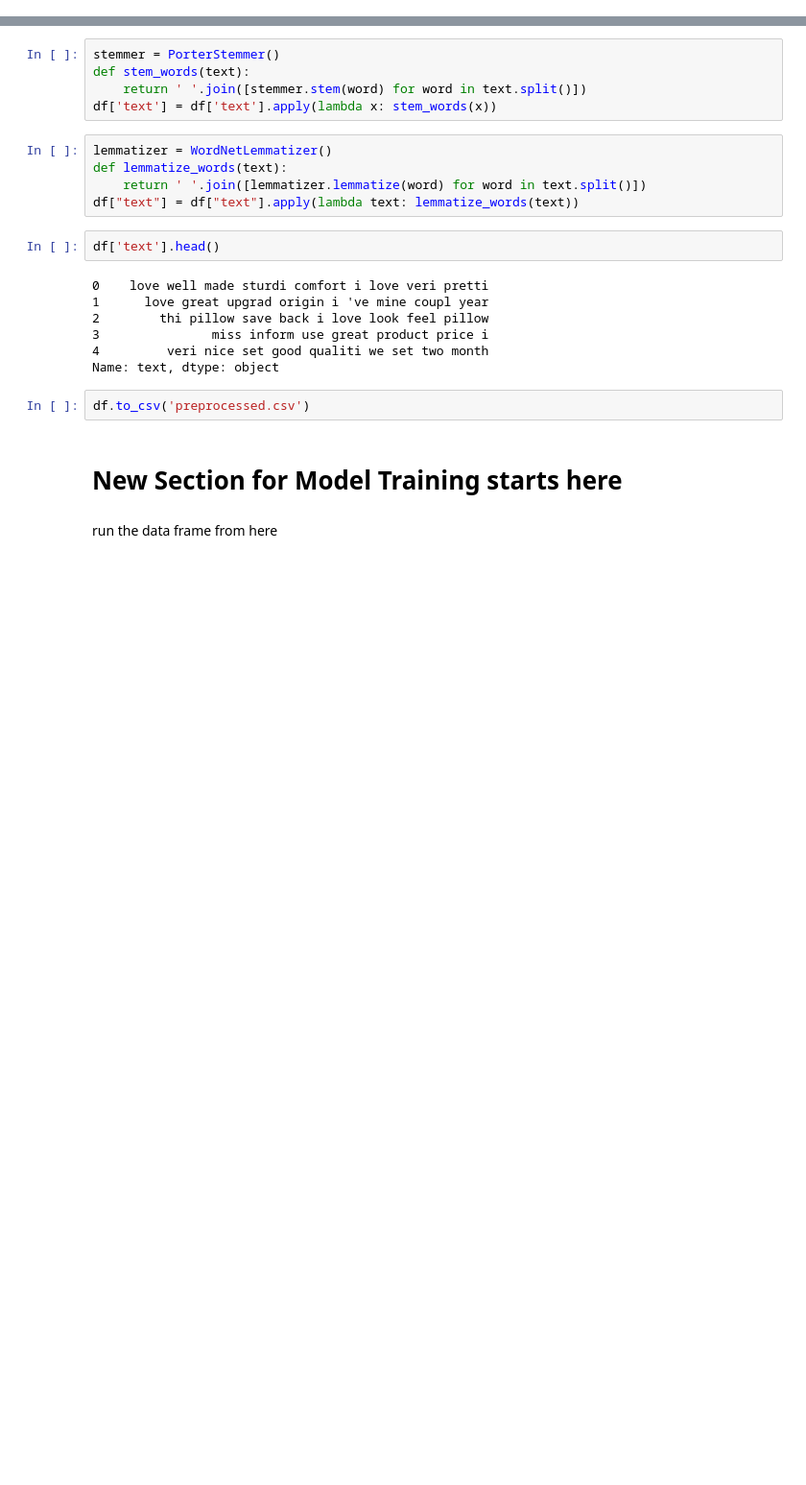
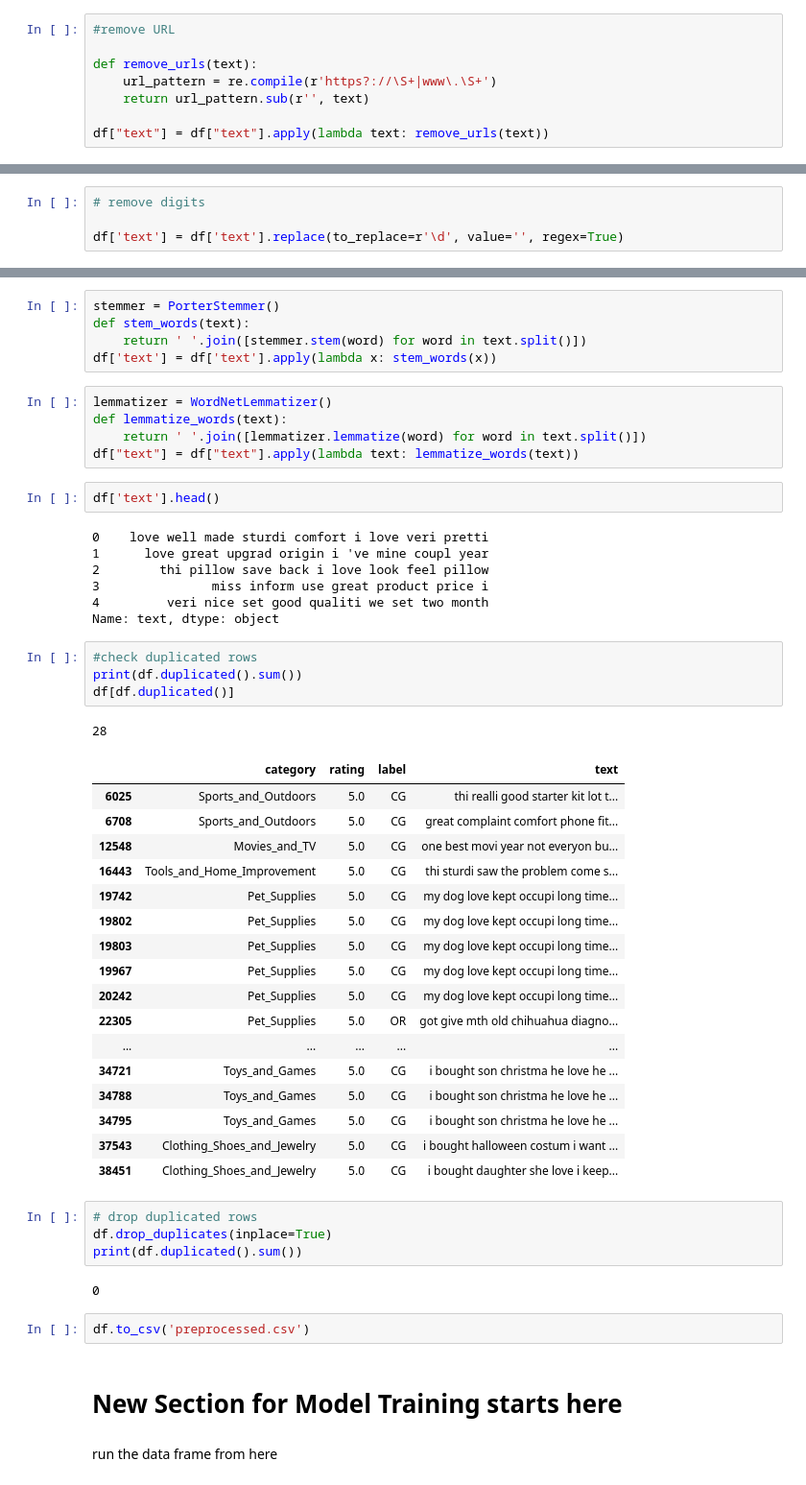
Before and after one commit to JJLee2910/Text-Sentiment-Analysis-Assignment, a Jupyter notebook: Part B.ipynb, the cells around one changed output, grey strips where cells are left out. Shown: that part at 96% size. Cells and saved outputs as stored; diff of their text form; blank space fills up the shorter version.

```diff
--- a/Part B.ipynb
+++ b/Part B.ipynb
@@ -129,2 +134,10 @@ for old_value, new_value in replace_map.items():
 # %% [markdown]
 # Data Cleaning
+# %%
+#remove URL
+
+def remove_urls(text):
+    url_pattern = re.compile(r'https?://\S+|www\.\S+')
+    return url_pattern.sub(r'', text)
+
+df["text"] = df["text"].apply(lambda text: remove_urls(text))
@@ -131 +153,5 @@ for old_value, new_value in replace_map.items():
+# %%
+# remove digits
+
+df['text'] = df['text'].replace(to_replace=r'\d', value='', regex=True)
 # %%
@@ -200,6 +224,35 @@ df['text'].head()
 3               miss inform use great product price i
 4         veri nice set good qualiti we set two month
 Name: text, dtype: object
+# %%
+#check duplicated rows
+print(df.duplicated().sum())
+df[df.duplicated()]
+# %% [output]
+28
+|  | category | rating | label | text |
+| 6025 | Sports_and_Outdoors | 5.0 | CG | thi realli good starter kit lot t... |
+| 6708 | Sports_and_Outdoors | 5.0 | CG | great complaint comfort phone fit... |
+| 12548 | Movies_and_TV | 5.0 | CG | one best movi year not everyon bu... |
+| 16443 | Tools_and_Home_Improvement | 5.0 | CG | thi sturdi saw the problem come s... |
+| 19742 | Pet_Supplies | 5.0 | CG | my dog love kept occupi long time... |
+| 19802 | Pet_Supplies | 5.0 | CG | my dog love kept occupi long time... |
+| 19803 | Pet_Supplies | 5.0 | CG | my dog love kept occupi long time... |
+| 19967 | Pet_Supplies | 5.0 | CG | my dog love kept occupi long time... |
+| 20242 | Pet_Supplies | 5.0 | CG | my dog love kept occupi long time... |
+| 22305 | Pet_Supplies | 5.0 | OR | got give mth old chihuahua diagno... |
+| ... | ... | ... | ... | ... |
+| 34721 | Toys_and_Games | 5.0 | CG | i bought son christma he love he ... |
+| 34788 | Toys_and_Games | 5.0 | CG | i bought son christma he love he ... |
+| 34795 | Toys_and_Games | 5.0 | CG | i bought son christma he love he ... |
+| 37543 | Clothing_Shoes_and_Jewelry | 5.0 | CG | i bought halloween costum i want ... |
+| 38451 | Clothing_Shoes_and_Jewelry | 5.0 | CG | i bought daughter she love i keep... |
+# %%
+# drop duplicated rows
+df.drop_duplicates(inplace=True)
+print(df.duplicated().sum())
+# %% [output]
+0
 # %%
 df.to_csv('preprocessed.csv')
 # %% [markdown]
```
Also changed, not shown: parts of 5 cells of this notebook.
